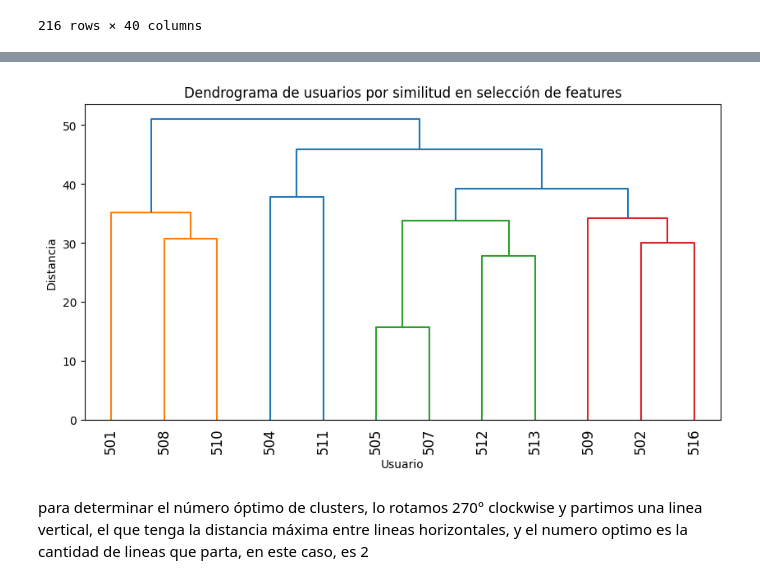
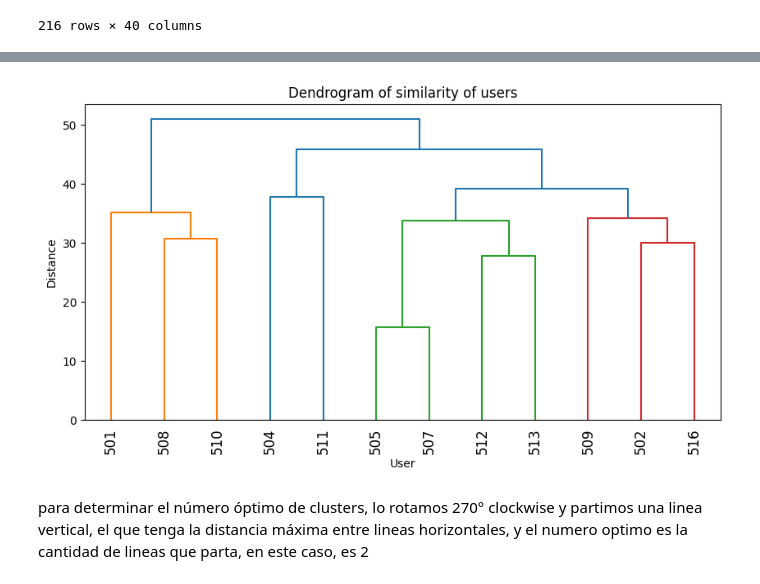
Before and after one commit to salvahin/multiuser-fs, a Jupyter notebook: notebooks/results_analysis_users.ipynb, the cells around one changed output, grey strips where cells are left out. Drawn from its saved outputs; the diff is of its cells as text; code cells hidden in the pictures.

```diff
--- a/notebooks/results_analysis_users.ipynb
+++ b/notebooks/results_analysis_users.ipynb
@@ -445,15 +464,16 @@ user_profiles = data.groupby('user')[fts.columns].mean()
 # %%
 from scipy.cluster.hierarchy import linkage, dendrogram
 
 linked = linkage(user_profiles, method='ward')
 
 plt.figure(figsize=(10, 5))
 dendrogram(linked, labels=user_profiles.index.astype(int), leaf_rotation=90)
-plt.title("Dendrograma de usuarios por similitud en selección de features")
-plt.xlabel("Usuario")
-plt.ylabel("Distancia")
+plt.title("Dendrogram of similarity of users")
+plt.xlabel("User")
+plt.ylabel("Distance")
+plt.savefig(r"C:\Users\Coord-Personal\Documents\ITZELT\data_sciece_girlypop\proyecto_salvador\imagenes\dendrogram_users.svg")
 plt.show()
 # %% [output]
-[figure, old version]
+[figure, new version]
 # %% [markdown]
 para determinar el número óptimo de clusters, lo rotamos 270° clockwise y partimos una linea vertical, el que tenga la distancia máxima entre lineas horizontales, y el numero optimo es la cantidad de lineas que parta, en este caso, es 2
```
Also changed, not shown: parts of 10 cells of this notebook, 1 other file.
